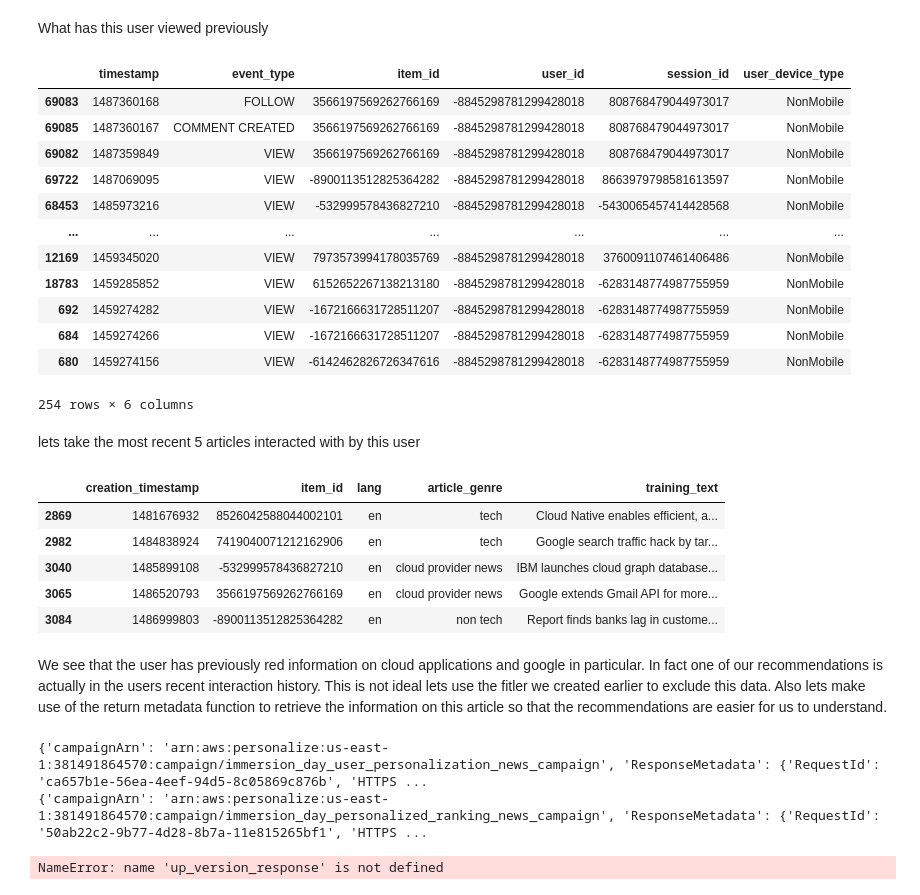
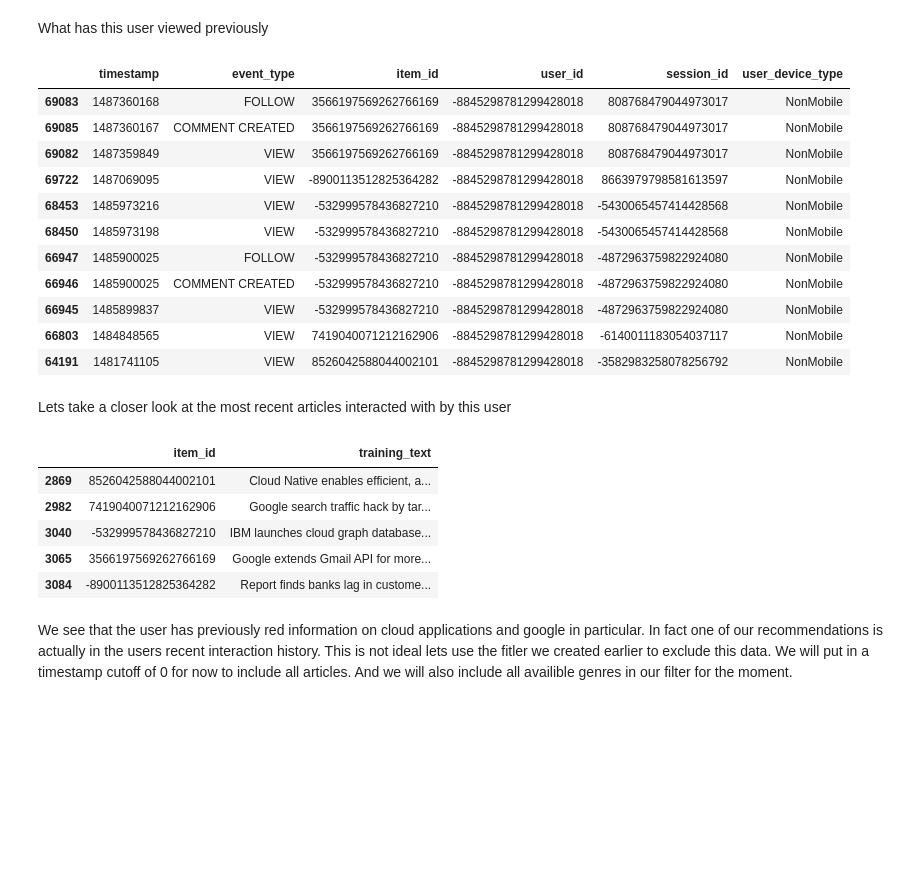
Before and after one commit to aws-samples/amazon-personalize-immersion-day, a Jupyter notebook: NewsPublishing/News_03_Inference_Layer.ipynb, the cells around one changed output. Saved outputs shown, nothing was run; the diff lists cells and outputs as text; code cells hidden in the pictures; blank space fills up the shorter version.

Commit message:
Modifications to News Immersion Day
Modifications to utilize the new dataset in personalize.

```diff
--- a/NewsPublishing/News_03_Inference_Layer.ipynb
+++ b/NewsPublishing/News_03_Inference_Layer.ipynb
@@ -39,6 +39,8 @@ import uuid
 import random
 import boto3
 import pandas as pd
+
+pd.set_option('max_colwidth', 3000) # allows us to see more text for our news articles
 # %%
 #retrieves previously stored variables
 %store -r
@@ -102,2 +105,0 @@ Lets lookup what sort of articles are being recommended to this user
-# %%
-articles_mlfeatures['item_id'] = articles_mlfeatures['item_id'].astype('str')
@@ -130,7 +106,7 @@ Google consolidates Hangouts On Air into YouTube Live Google is retiring Hangout
 # %% [markdown]
 What has this user viewed previously
 # %%
-viewed_interactions = interaction_data[interaction_data['user_id'].astype(str) == sample_user].sort_values('timestamp', ascending=False)
+viewed_interactions = interaction_data[interaction_data['user_id'].astype(str) == sample_user].sort_values('timestamp', ascending=False)[0:11]
 # %%
 viewed_interactions
 # %% [output]
@@ -140,50 +116,26 @@ viewed_interactions
 | 69082 | 1487359849 | VIEW | 3566197569262766169 | -8845298781299428018 | 808768479044973017 | NonMobile |
 | 69722 | 1487069095 | VIEW | -8900113512825364282 | -8845298781299428018 | 8663979798581613597 | NonMobile |
 | 68453 | 1485973216 | VIEW | -532999578436827210 | -8845298781299428018 | -5430065457414428568 | NonMobile |
-| ... | ... | ... | ... | ... | ... | ... |
-| 12169 | 1459345020 | VIEW | 7973573994178035769 | -8845298781299428018 | 3760091107461406486 | NonMobile |
-| 18783 | 1459285852 | VIEW | 6152652267138213180 | -8845298781299428018 | -6283148774987755959 | NonMobile |
-| 692 | 1459274282 | VIEW | -1672166631728511207 | -8845298781299428018 | -6283148774987755959 | NonMobile |
-| 684 | 1459274266 | VIEW | -1672166631728511207 | -8845298781299428018 | -6283148774987755959 | NonMobile |
-| 680 | 1459274156 | VIEW | -6142462826726347616 | -8845298781299428018 | -6283148774987755959 | NonMobile |
+| 68450 | 1485973198 | VIEW | -532999578436827210 | -8845298781299428018 | -5430065457414428568 | NonMobile |
+| 66947 | 1485900025 | FOLLOW | -532999578436827210 | -8845298781299428018 | -4872963759822924080 | NonMobile |
+| 66946 | 1485900025 | COMMENT CREATED | -532999578436827210 | -8845298781299428018 | -4872963759822924080 | NonMobile |
+| 66945 | 1485899837 | VIEW | -532999578436827210 | -8845298781299428018 | -4872963759822924080 | NonMobile |
+| 66803 | 1484848565 | VIEW | 7419040071212162906 | -8845298781299428018 | -6140011183054037117 | NonMobile |
+| 64191 | 1481741105 | VIEW | 8526042588044002101 | -8845298781299428018 | -3582983258078256792 | NonMobile |
-254 rows × 6 columns
 # %% [markdown]
-lets take the most recent 5 articles interacted with by this user
+Lets take a closer look at the most recent articles interacted with by this user
 # %%
-most_recent_five_articles = viewed_interactions.item_id.unique()[:5].astype(str).tolist()
+most_recent_five_articles = viewed_interactions.item_id.unique().astype(str).tolist()
 # %%
 most_recent_five_articles_metadata = articles_mlfeatures[articles_mlfeatures['item_id'].isin(most_recent_five_articles)]
 # %%
-most_recent_five_articles_metadata
+most_recent_five_articles_metadata[['item_id', 'training_text']]
 # %% [output]
-|  | creation_timestamp | item_id | lang | article_genre | training_text |
-| 2869 | 1481676932 | 8526042588044002101 | en | tech | Cloud Native enables efficient, a... |
-| 2982 | 1484838924 | 7419040071212162906 | en | tech | Google search traffic hack by tar... |
-| 3040 | 1485899108 | -532999578436827210 | en | cloud provider news | IBM launches cloud graph database... |
-| 3065 | 1486520793 | 3566197569262766169 | en | cloud provider news | Google extends Gmail API for more... |
-| 3084 | 1486999803 | -8900113512825364282 | en | non tech | Report finds banks lag in custome... |
+|  | item_id | training_text |
+| 2869 | 8526042588044002101 | Cloud Native enables efficient, a... |
+| 2982 | 7419040071212162906 | Google search traffic hack by tar... |
+| 3040 | -532999578436827210 | IBM launches cloud graph database... |
+| 3065 | 3566197569262766169 | Google extends Gmail API for more... |
+| 3084 | -8900113512825364282 | Report finds banks lag in custome... |
 # %% [markdown]
-We see that the user has previously red information on cloud applications and google in particular. In fact one of our recommendations is actually in the users recent interaction history. This is not ideal lets use the fitler we created earlier to exclude this data. Also lets make use of the return metadata function to retrieve the information on this article so that the recommendations are easier for us to understand.
+We see that the user has previously red information on cloud applications and google in particular. In fact one of our recommendations is actually in the users recent interaction history. This is not ideal lets use the fitler we created earlier to exclude this data. We will put in a timestamp cutoff of 0 for now to include all articles. And we will also include all availible genres in our filter for the moment.
-# %%
-response = personalize.update_campaign(
-    campaignArn = workshop_userpersonalization_campaign_arn,
-    campaignConfig={
-        'enableMetadataWithRecommendations': True
-    }
-)
-print (response)
-
-response = personalize.update_campaign(
-    campaignArn = workshop_rerank_campaign_arn,
-    campaignConfig={
-        'enableMetadataWithRecommendations': True
-    }
-)
-print (response)
-# %% [output]
-{'campaignArn': 'arn:aws:personalize:us-east-1:381491864570:campaign/immersion_day_user_personalization_news_campaign', 'ResponseMetadata': {'RequestId': 'ca657b1e-56ea-4eef-94d5-8c05869c876b', 'HTTPS ...
-{'campaignArn': 'arn:aws:personalize:us-east-1:381491864570:campaign/immersion_day_personalized_ranking_news_campaign', 'ResponseMetadata': {'RequestId': '50ab22c2-9b77-4d28-8b7a-11e815265bf1', 'HTTPS ...
-# %%
-up_version_response
-# %% [output]
-NameError: name 'up_version_response' is not defined
```
Also changed, not shown: parts of 44 cells of this notebook, 1 other file.
